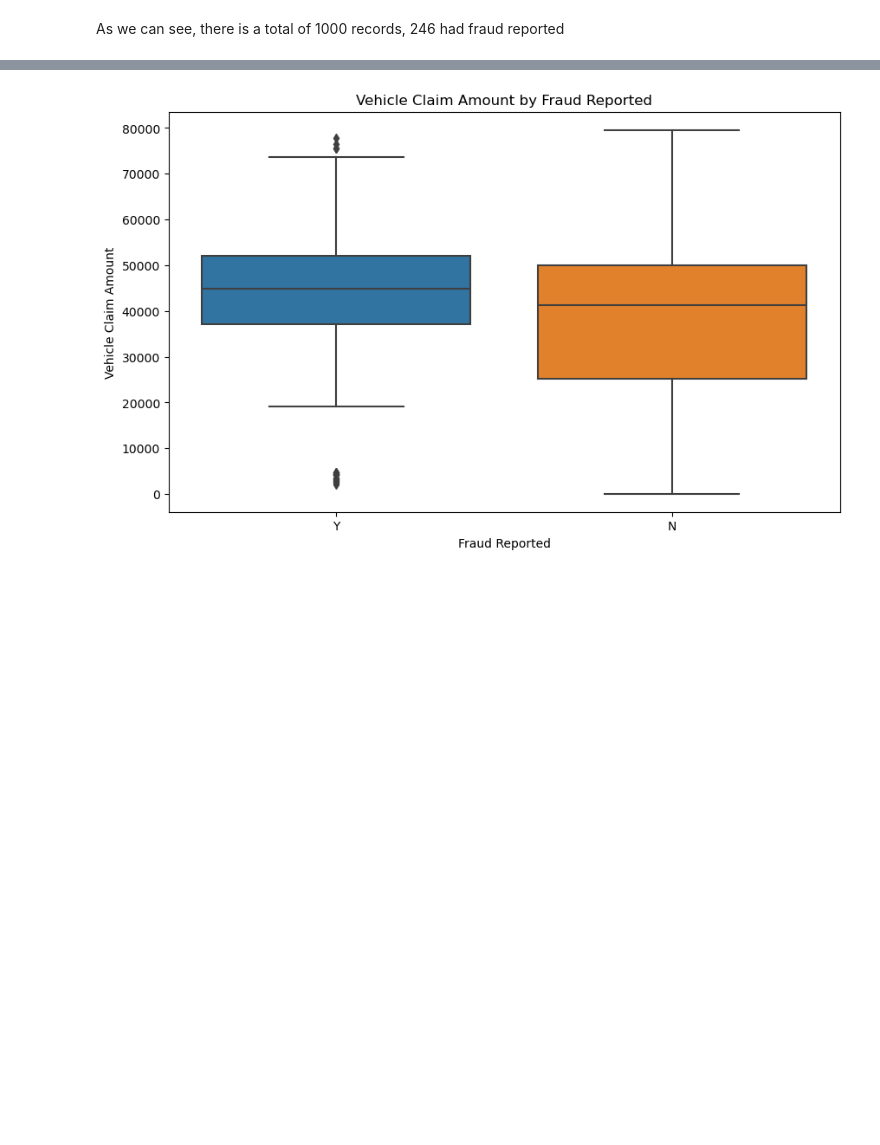
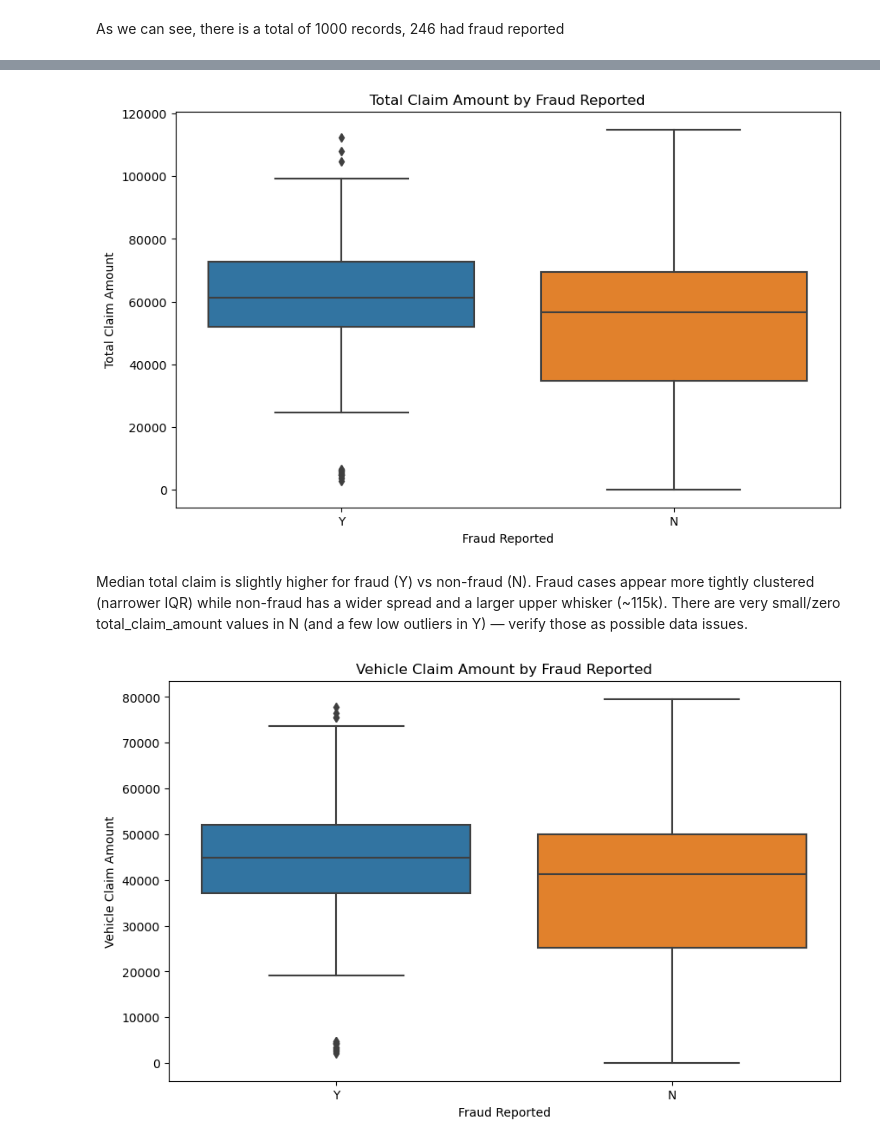
Before and after one commit to oaj1/Insurance_Claims, a Jupyter notebook: Insurance_Claims_EDA.ipynb, the cells around one changed output, grey strips where cells are left out. Saved outputs shown, nothing was run; the diff lists cells and outputs as text; code cells hidden in the pictures; blank space fills up the shorter version.

```diff
--- a/Insurance_Claims_EDA.ipynb
+++ b/Insurance_Claims_EDA.ipynb
@@ -169,3 +163,17 @@ This analysis is based on **246 fraud-reported cases** from the dataset.
+# %%
+#Lets compare fraud to non-fraud cases for the variable 'total_claim'
+plt.figure(figsize=(10,6))
+sns.boxplot(x='fraud_reported', y='total_claim_amount', data=df)
+plt.title('Total Claim Amount by Fraud Reported')
+plt.xlabel('Fraud Reported')
+plt.ylabel('Total Claim Amount')
+plt.show()
+# %% [output]
+[figure, added]
+# %% [markdown]
+Median total claim is slightly higher for fraud (Y) vs non-fraud (N).
+Fraud cases appear more tightly clustered (narrower IQR) while non-fraud has a wider spread and a larger upper whisker (~115k).
+There are very small/zero total_claim_amount values in N (and a few low outliers in Y) — verify those as possible data issues.
 # %%
 #Lets compare fraud to non-fraud cases for first, the variable 'vehicle_claim'
 plt.figure(figsize=(10,6))
```
Also changed, not shown: parts of 10 cells of this notebook.
